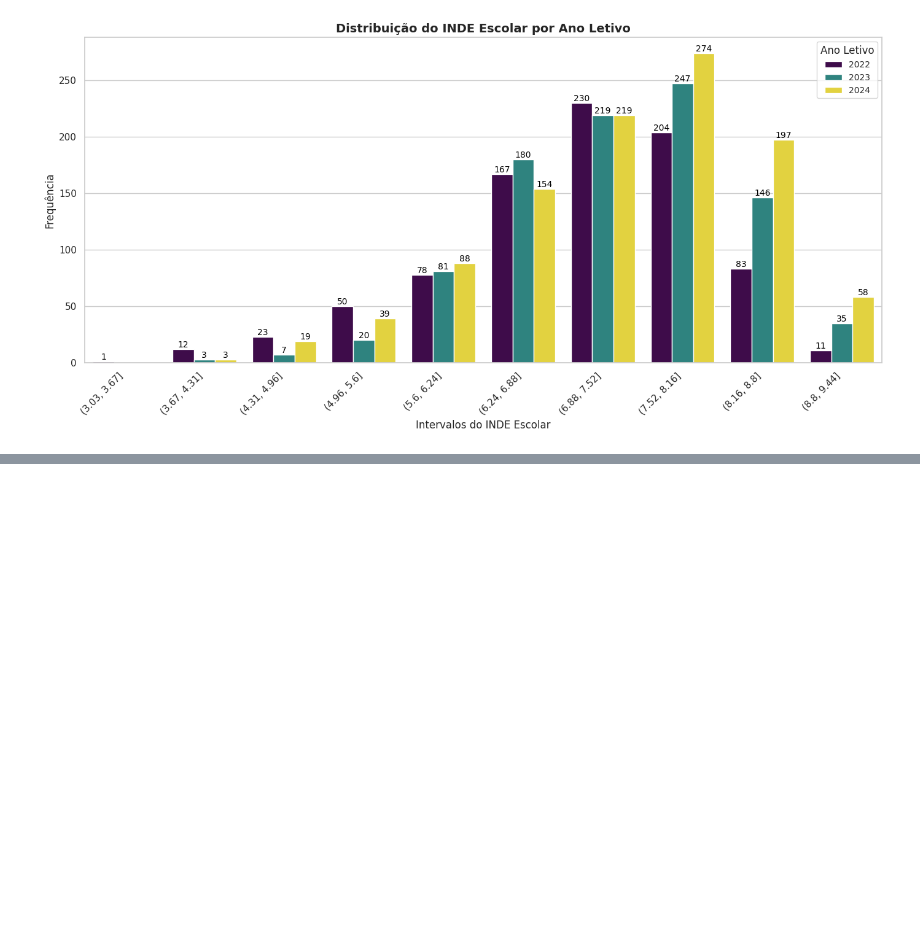
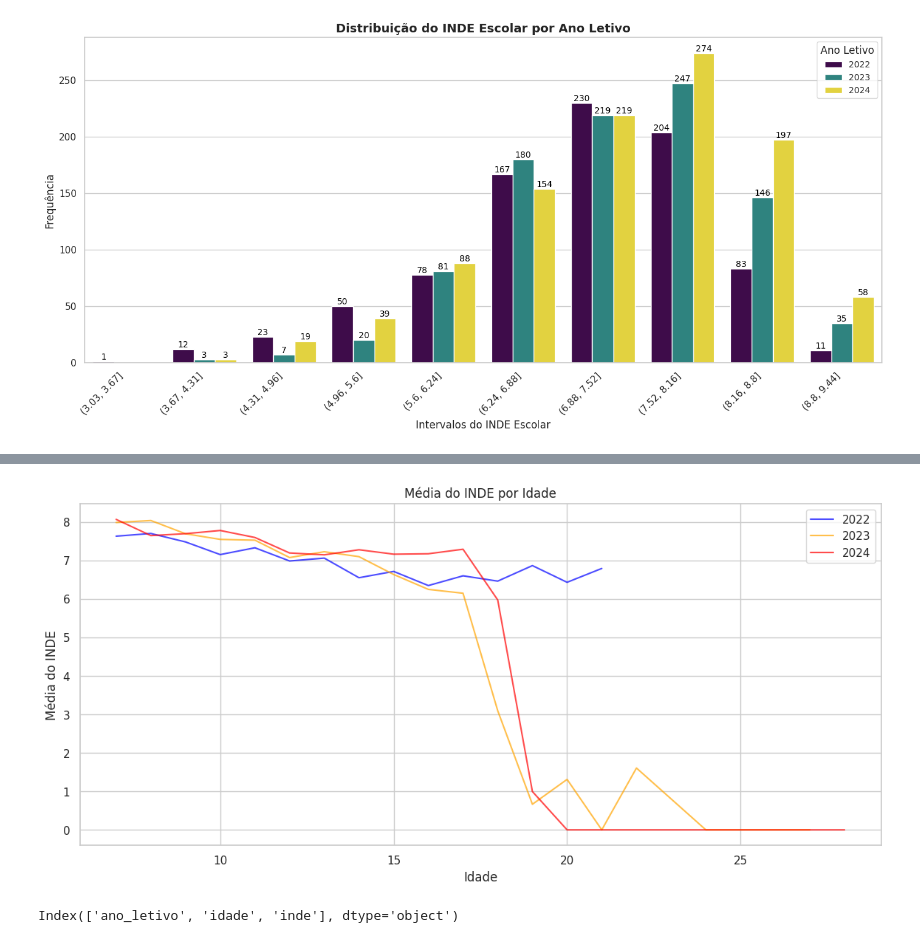
Before and after one commit to r-zambotti/Data_Analytics_Datathon_Grupo-60, a Jupyter notebook: Data_Analytics_Datathon_Grupo_60.ipynb, the cells around one changed output, grey strips where cells are left out. Saved outputs shown, nothing was run; the diff lists cells and outputs as text; code cells hidden in the pictures; blank space fills up the shorter version.

```diff
--- a/Data_Analytics_Datathon_Grupo_60.ipynb
+++ b/Data_Analytics_Datathon_Grupo_60.ipynb
@@ -1059,0 +1106,25 @@ plt.show()
+# %%
+# Correção dos filtros de ano
+inde_por_idade_2022 = df_alunos[df_alunos['ano_letivo'] == 2022].groupby('idade')['inde'].mean()
+inde_por_idade_2023 = df_alunos[df_alunos['ano_letivo'] == 2023].groupby('idade')['inde'].mean()
+inde_por_idade_2024 = df_alunos[df_alunos['ano_letivo'] == 2024].groupby('idade')['inde'].mean()
+
+# Plotagem correta
+plt.figure(figsize=(14, 6))
+plt.plot(inde_por_idade_2022.index, inde_por_idade_2022.values, color='blue', alpha=0.7, label='2022')
+plt.plot(inde_por_idade_2023.index, inde_por_idade_2023.values, color='orange', alpha=0.7, label='2023')
+plt.plot(inde_por_idade_2024.index, inde_por_idade_2024.values, color='red', alpha=0.7, label='2024')
+
+# Configurações do gráfico
+plt.xlabel('Idade')
+plt.ylabel('Média do INDE')
+plt.title('Média do INDE por Idade')
+plt.legend()
+plt.grid(True)
+plt.show()
+# %% [output]
+[figure, added]
+# %%
+df_alunos.columns
+# %% [output]
+Index(['ano_letivo', 'idade', 'inde'], dtype='object')
```
Also changed, not shown: parts of 6 cells of this notebook.
